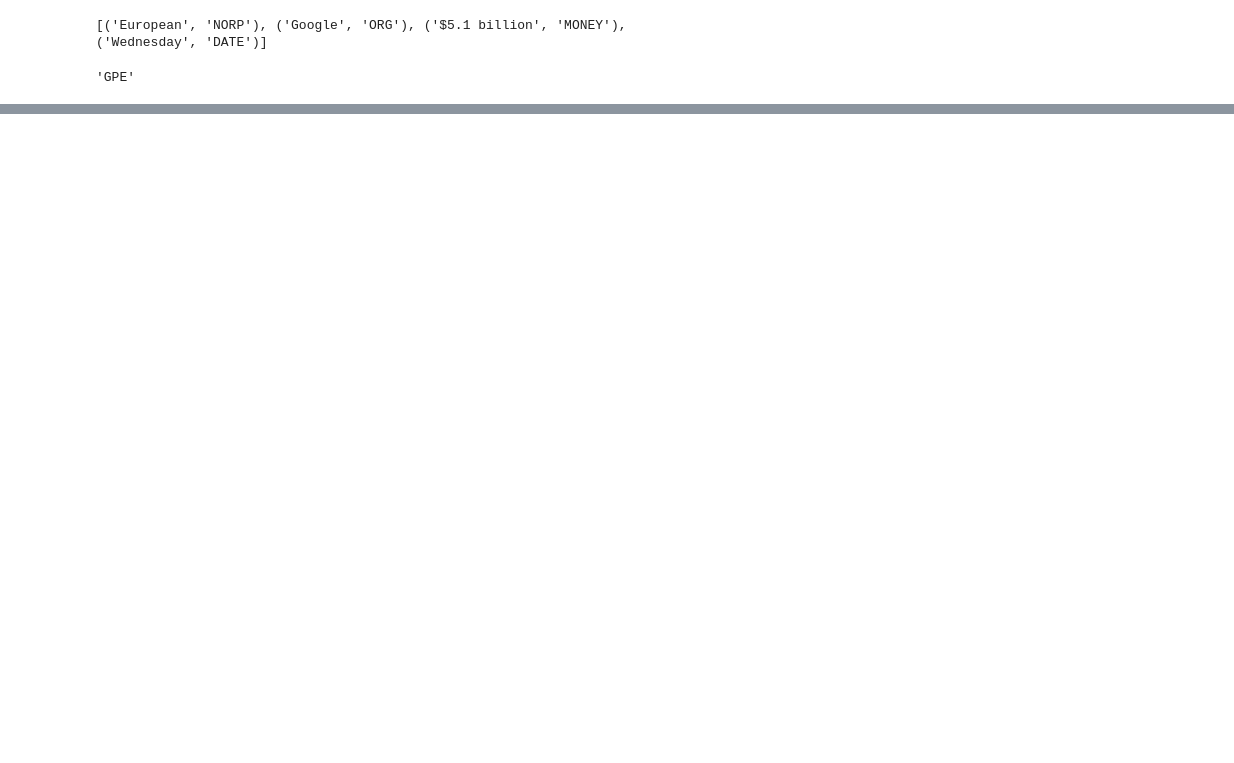
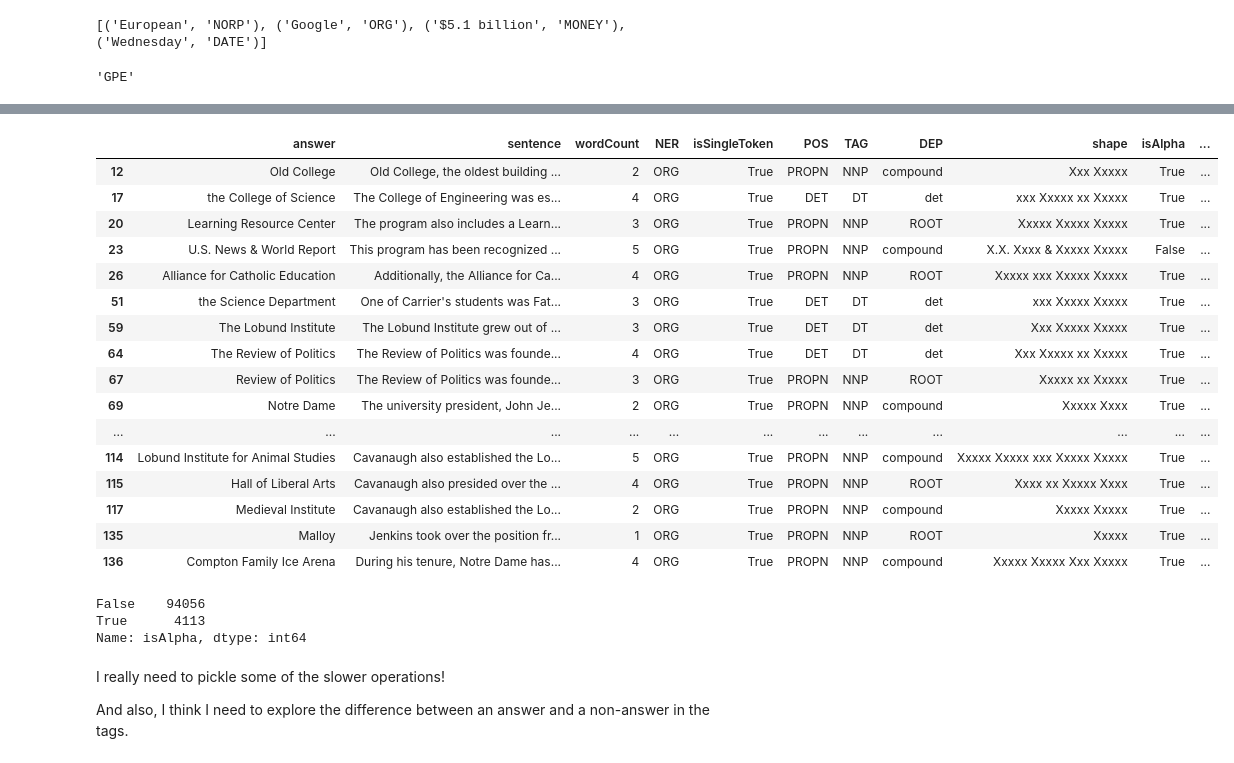
Before and after one commit to KristiyanVachev/Question-Generation, a Jupyter notebook: 01. Data Exploration/SQuADv1.ipynb, the cells around one changed output, grey strips where cells are left out. Saved outputs shown, nothing was run; the diff lists cells and outputs as text; code cells hidden in the pictures; blank space fills up the shorter version.

Commit message:
Explored spacy tags

```diff
--- a/01. Data Exploration/SQuADv1.ipynb
+++ b/01. Data Exploration/SQuADv1.ipynb
@@ -723,0 +784,4 @@ CARDINAL 2008_Sichuan_earthquake
+# %%
+answersDf['NER'] = 'Koala'
+# %%
+answersDf.at[4, 'NER'] = 'Panda'
@@ -723,0 +811,9 @@ CARDINAL 2008_Sichuan_earthquake
+# %%
+answersDf['isSingleToken'] = False
+answersDf['NER'] = ''
+answersDf['POS'] = ''
+answersDf['TAG'] = ''
+answersDf['DEP'] = ''
+answersDf['shape'] = ''
+answersDf['isAlpha'] = False
+answersDf['isStop'] = False
@@ -723,0 +831,29 @@ CARDINAL 2008_Sichuan_earthquake
+# %%
+singleTokenCount = 0
+
+sampleSize = int(len(answersDf) / 10)
+
+for i in range(sampleSize):
+
+    printPercentage(i, sampleSize)
+
+    answer = answersDf.iloc[i]['answer']
+    if (isSingleToken(answer)):
+        answersDf.at[i, 'isSingleToken'] = True
+
+        answersDf.at[i, 'NER'] = NerForWord(answer)
+
+        #At this point I've called spacy's nlp method 3 times for the same words...
+        doc = nlp(answer)
+
+        answersDf.at[i, 'POS'] = doc[0].pos_
+        answersDf.at[i, 'TAG'] = doc[0].tag_
+        answersDf.at[i, 'DEP'] = doc[0].dep_
+        answersDf.at[i, 'isAlpha'] = doc[0].is_alpha
+        answersDf.at[i, 'isStop'] = doc[0].is_stop
+
+        shape = doc[0].shape_
+        for wordIndex in range(1, len(doc)):
+            shape += (' ' + doc[wordIndex].shape_)
+
+        answersDf.at[i, 'shape'] = shape
@@ -723,0 +884,30 @@ CARDINAL 2008_Sichuan_earthquake
+# %%
+answersDf[answersDf['NER'] == 'ORG'].head(20)
+# %% [output]
+|  | answer | sentence | wordCount | NER | isSingleToken | POS | TAG | DEP | shape | isAlpha | ... |
+| 12 | Old College | Old College, the oldest building ... | 2 | ORG | True | PROPN | NNP | compound | Xxx Xxxxx | True | ... |
+| 17 | the College of Science | The College of Engineering was es... | 4 | ORG | True | DET | DT | det | xxx Xxxxx xx Xxxxx | True | ... |
+| 20 | Learning Resource Center | The program also includes a Learn... | 3 | ORG | True | PROPN | NNP | ROOT | Xxxxx Xxxxx Xxxxx | True | ... |
+| 23 | U.S. News & World Report | This program has been recognized ... | 5 | ORG | True | PROPN | NNP | compound | X.X. Xxxx & Xxxxx Xxxxx | False | ... |
+| 26 | Alliance for Catholic Education | Additionally, the Alliance for Ca... | 4 | ORG | True | PROPN | NNP | ROOT | Xxxxx xxx Xxxxx Xxxxx | True | ... |
+| 51 | the Science Department | One of Carrier's students was Fat... | 3 | ORG | True | DET | DT | det | xxx Xxxxx Xxxxx | True | ... |
+| 59 | The Lobund Institute | The Lobund Institute grew out of ... | 3 | ORG | True | DET | DT | det | Xxx Xxxxx Xxxxx | True | ... |
+| 64 | The Review of Politics | The Review of Politics was founde... | 4 | ORG | True | DET | DT | det | Xxx Xxxxx xx Xxxxx | True | ... |
+| 67 | Review of Politics | The Review of Politics was founde... | 3 | ORG | True | PROPN | NNP | ROOT | Xxxxx xx Xxxxx | True | ... |
+| 69 | Notre Dame | The university president, John Je... | 2 | ORG | True | PROPN | NNP | compound | Xxxxx Xxxx | True | ... |
+| ... | ... | ... | ... | ... | ... | ... | ... | ... | ... | ... | ... |
+| 114 | Lobund Institute for Animal Studies | Cavanaugh also established the Lo... | 5 | ORG | True | PROPN | NNP | compound | Xxxxx Xxxxx xxx Xxxxx Xxxxx | True | ... |
+| 115 | Hall of Liberal Arts | Cavanaugh also presided over the ... | 4 | ORG | True | PROPN | NNP | ROOT | Xxxx xx Xxxxx Xxxx | True | ... |
+| 117 | Medieval Institute | Cavanaugh also established the Lo... | 2 | ORG | True | PROPN | NNP | compound | Xxxxx Xxxxx | True | ... |
+| 135 | Malloy | Jenkins took over the position fr... | 1 | ORG | True | PROPN | NNP | ROOT | Xxxxx | True | ... |
+| 136 | Compton Family Ice Arena | During his tenure, Notre Dame has... | 4 | ORG | True | PROPN | NNP | compound | Xxxxx Xxxxx Xxx Xxxxx | True | ... |
+# %%
+answersDf['isAlpha'].value_counts()
+# %% [output]
+False    94056
+True      4113
+Name: isAlpha, dtype: int64
+# %% [markdown]
+I really need to pickle some of the slower operations!
+
+And also, I think I need to explore the difference between an answer and a non-answer in the tags.
```
Also changed, not shown: parts of 25 cells of this notebook.
